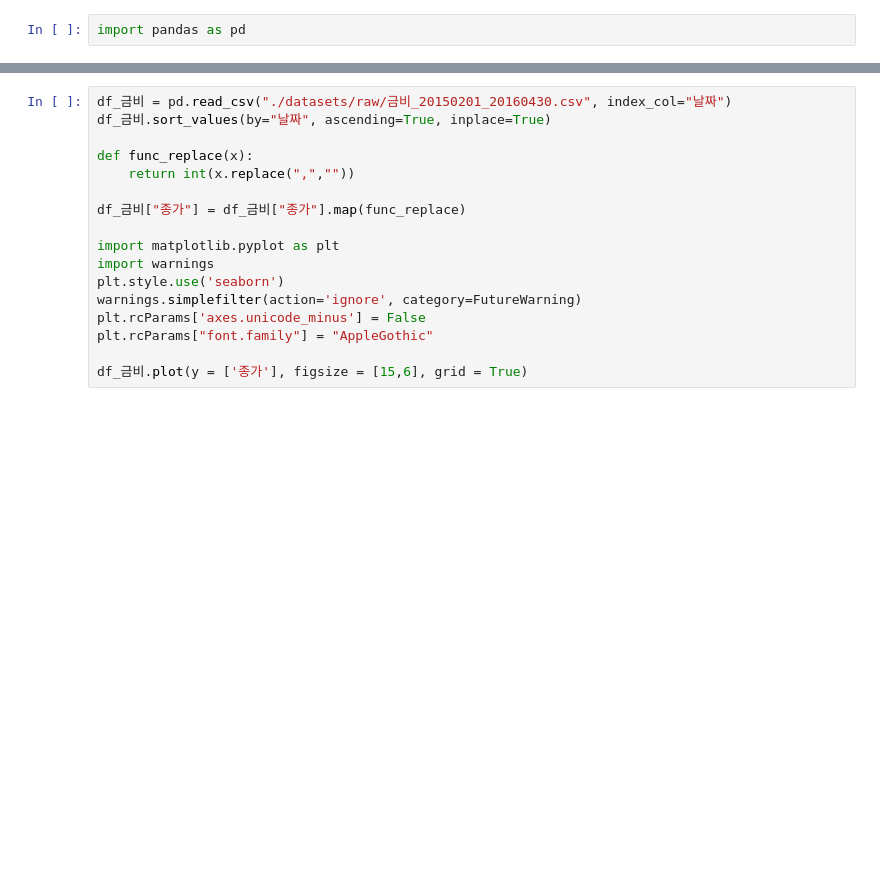
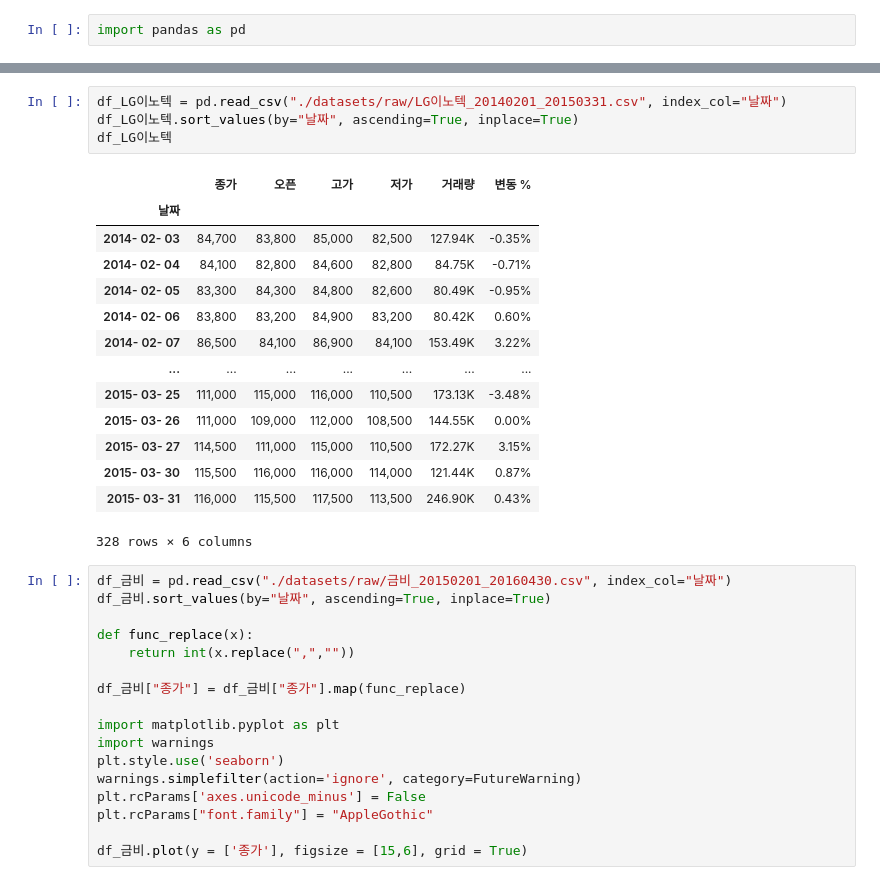
Before and after one commit to Jyassmin/UBION-PROJECT2, a Jupyter notebook: 1.preprocessing.ipynb, the cells around one changed output, grey strips where cells are left out. Drawn from its saved outputs; the diff is of its cells as text; blank space fills up the shorter version.

```diff
--- a/1.preprocessing.ipynb
+++ b/1.preprocessing.ipynb
@@ -117,6 +42,25 @@ df[df["회사명"]=="LG이노텍(주)"]
 | 11229 | LG이노텍(주) | 11070 | 2017 | 8.86 | 2.739000e+01 |
 | 11230 | LG이노텍(주) | 11070 | 2018 | 4.34 | 1.128000e+01 |
 | 11231 | LG이노텍(주) | 11070 | 2019 | 6.77 | 1.000000e+09 |
+# %%
+df_LG이노텍 = pd.read_csv("./datasets/raw/LG이노텍_20140201_20150331.csv", index_col="날짜")
+df_LG이노텍.sort_values(by="날짜", ascending=True, inplace=True)
+df_LG이노텍
+# %% [output]
+|  | 종가 | 오픈 | 고가 | 저가 | 거래량 | 변동 % |
+| 날짜 |  |  |  |  |  |  |
+| 2014- 02- 03 | 84,700 | 83,800 | 85,000 | 82,500 | 127.94K | -0.35% |
+| 2014- 02- 04 | 84,100 | 82,800 | 84,600 | 82,800 | 84.75K | -0.71% |
+| 2014- 02- 05 | 83,300 | 84,300 | 84,800 | 82,600 | 80.49K | -0.95% |
+| 2014- 02- 06 | 83,800 | 83,200 | 84,900 | 83,200 | 80.42K | 0.60% |
+| 2014- 02- 07 | 86,500 | 84,100 | 86,900 | 84,100 | 153.49K | 3.22% |
+| ... | ... | ... | ... | ... | ... | ... |
+| 2015- 03- 25 | 111,000 | 115,000 | 116,000 | 110,500 | 173.13K | -3.48% |
+| 2015- 03- 26 | 111,000 | 109,000 | 112,000 | 108,500 | 144.55K | 0.00% |
+| 2015- 03- 27 | 114,500 | 111,000 | 115,000 | 110,500 | 172.27K | 3.15% |
+| 2015- 03- 30 | 115,500 | 116,000 | 116,000 | 114,000 | 121.44K | 0.87% |
+| 2015- 03- 31 | 116,000 | 115,500 | 117,500 | 113,500 | 246.90K | 0.43% |
+328 rows × 6 columns
 # %%
 df_금비 = pd.read_csv("./datasets/raw/금비_20150201_20160430.csv", index_col="날짜")
 df_금비.sort_values(by="날짜", ascending=True, inplace=True)
```
Also changed, not shown: parts of 33 cells of this notebook, 8 other files.
